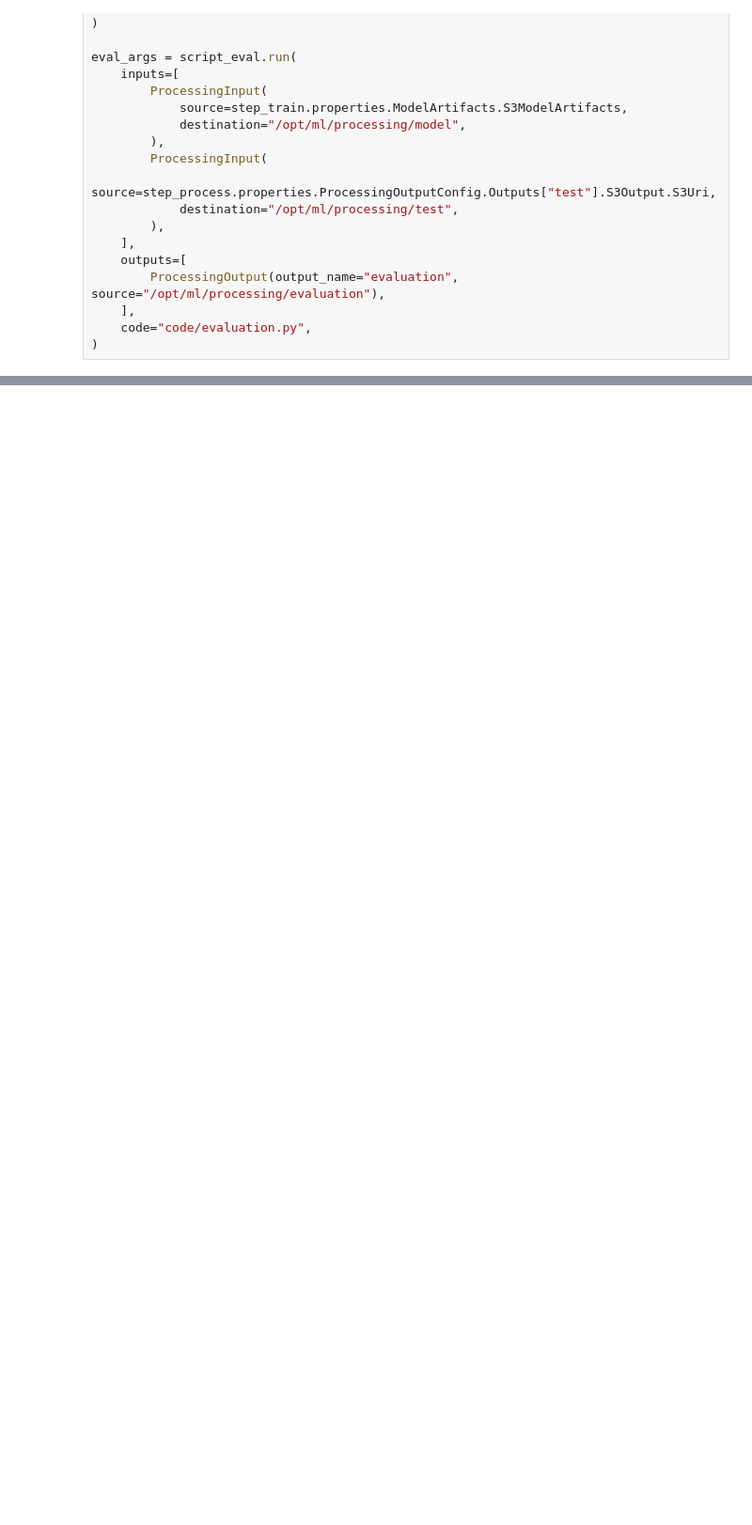
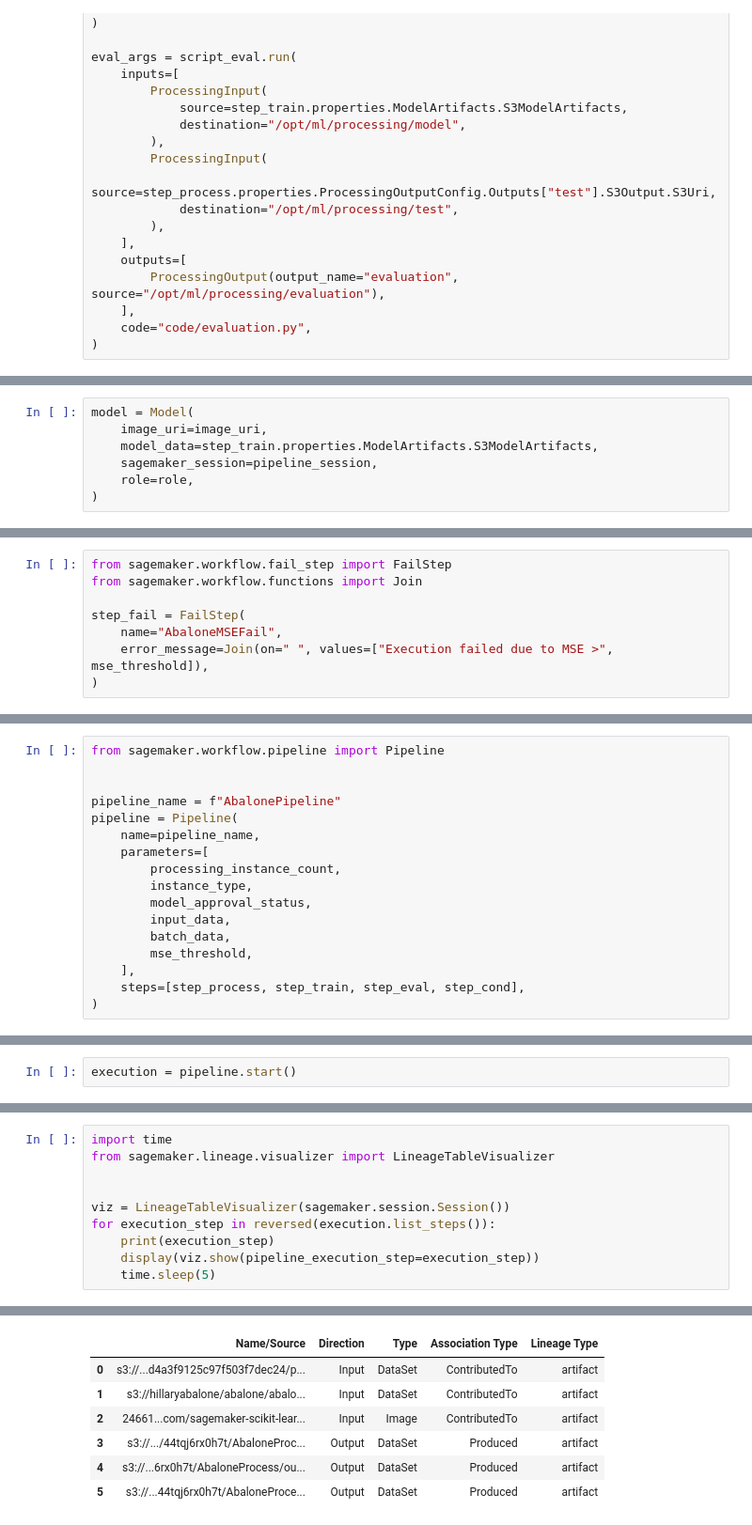
Before and after one commit to imhilla/abalone, a Jupyter notebook: abalone.ipynb, the cells around one changed output, grey strips where cells are left out. Shown at 94% size. Cells and saved outputs as stored; diff of their text form; blank space fills up the shorter version.

```diff
--- a/abalone.ipynb
+++ b/abalone.ipynb
@@ -355,0 +411,7 @@ eval_args = script_eval.run(
+# %%
+model = Model(
+    image_uri=image_uri,
+    model_data=step_train.properties.ModelArtifacts.S3ModelArtifacts,
+    sagemaker_session=pipeline_session,
+    role=role,
+)
@@ -355,0 +442,8 @@ eval_args = script_eval.run(
+# %%
+from sagemaker.workflow.fail_step import FailStep
+from sagemaker.workflow.functions import Join
+
+step_fail = FailStep(
+    name="AbaloneMSEFail",
+    error_message=Join(on=" ", values=["Execution failed due to MSE >", mse_threshold]),
+)
@@ -355,0 +471,17 @@ eval_args = script_eval.run(
+# %%
+from sagemaker.workflow.pipeline import Pipeline
+
+
+pipeline_name = f"AbalonePipeline"
+pipeline = Pipeline(
+    name=pipeline_name,
+    parameters=[
+        processing_instance_count,
+        instance_type,
+        model_approval_status,
+        input_data,
+        batch_data,
+        mse_threshold,
+    ],
+    steps=[step_process, step_train, step_eval, step_cond],
+)
@@ -355,0 +536,2 @@ eval_args = script_eval.run(
+# %%
+execution = pipeline.start()
@@ -355,0 +594,11 @@ eval_args = script_eval.run(
+# %%
+import time
+from sagemaker.lineage.visualizer import LineageTableVisualizer
+
+
+viz = LineageTableVisualizer(sagemaker.session.Session())
+for execution_step in reversed(execution.list_steps()):
+    print(execution_step)
+    display(viz.show(pipeline_execution_step=execution_step))
+    time.sleep(5)
+# %% [output]
@@ -355,0 +606,7 @@ eval_args = script_eval.run(
+|  | Name/Source | Direction | Type | Association Type | Lineage Type |
+| 0 | s3://...d4a3f9125c97f503f7dec24/p... | Input | DataSet | ContributedTo | artifact |
+| 1 | s3://hillaryabalone/abalone/abalo... | Input | DataSet | ContributedTo | artifact |
+| 2 | 24661...com/sagemaker-scikit-lear... | Input | Image | ContributedTo | artifact |
+| 3 | s3://.../44tqj6rx0h7t/AbaloneProc... | Output | DataSet | Produced | artifact |
+| 4 | s3://...6rx0h7t/AbaloneProcess/ou... | Output | DataSet | Produced | artifact |
+| 5 | s3://...44tqj6rx0h7t/AbaloneProce... | Output | DataSet | Produced | artifact |
```
Also changed, not shown: parts of 19 cells of this notebook, 2 other files.
